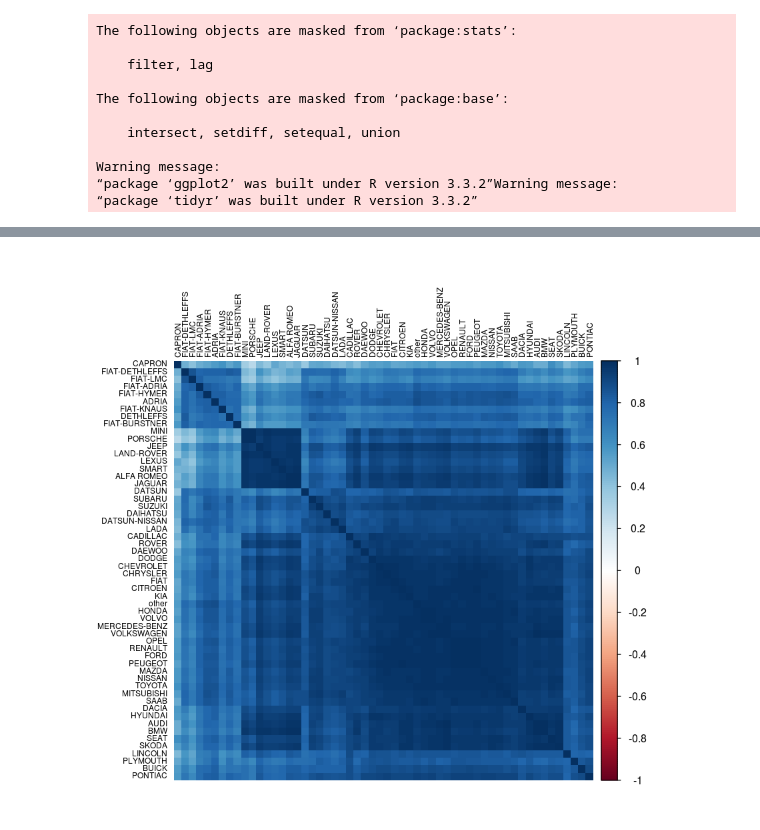
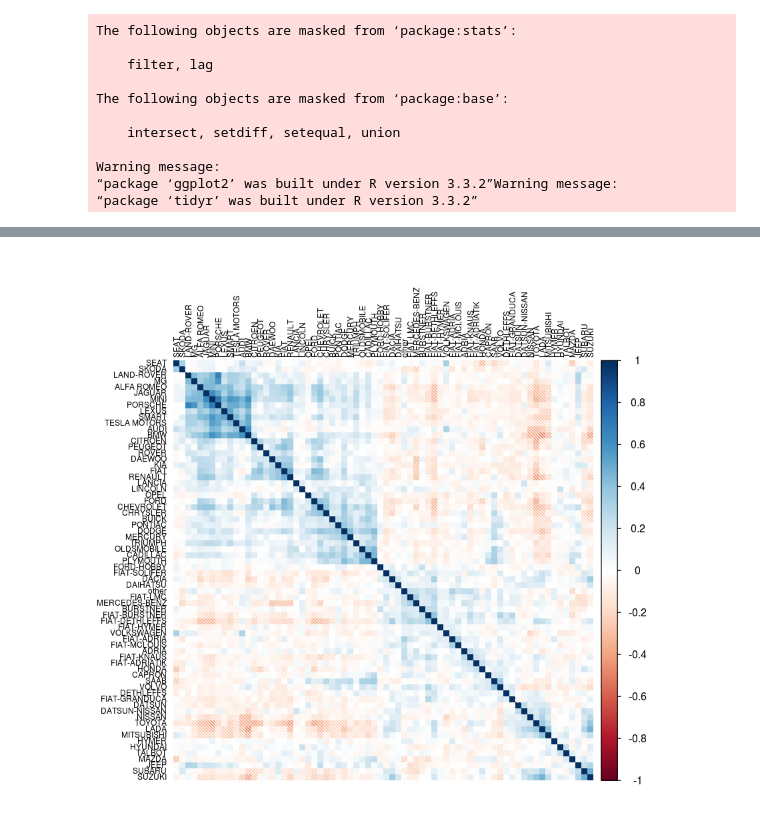
Before and after one commit to reaktor/operative-ml-training, a Jupyter notebook: docker-volume/Clustering, unsupervised learning .ipynb, the cells around one changed output, grey strips where cells are left out. Saved outputs shown, nothing was run; the diff lists cells and outputs as text; code cells hidden in the pictures.

```diff
--- a/docker-volume/Clustering, unsupervised learning .ipynb
+++ b/docker-volume/Clustering, unsupervised learning .ipynb
@@ -58,10 +86,12 @@ mutate(k=row_number())
 # %%
-kunnat.merkit<-
-  autodata %>%
+# Count brands on each commune; for practical (and statistical reasons we'll limit to common brands)
+# first we count number of N.merkki and change brans below the limit into "other"
+# then we count commune-brand combindations and spread the data
+
+kunnat.merkit <- autodata %>%
   group_by(merkki) %>%
-  mutate(N.merkki=n()) %>% ungroup %>%
-  mutate(merkki=ifelse(N.merkki < 500, "other",merkki)) %>%
+  mutate(N.merkki=n()) %>%
+  ungroup %>%
+  mutate(merkki = ifelse(N.merkki < 300, "other", merkki)) %>%
   count(merkki, kuntanimi) %>%
   spread(merkki, n, fill=0)
-
-dim(kunnat.merkit)
@@ -88,0 +156,15 @@ dim(kunnat.merkit)
+# %%
+# We'll rescale the data so that it reflects the differences of commune internal disrtribution instead of raw frequencies
+# - which are obviously correlated;
+
+# N is the number of cars in  a commune:
+
+kunnat.merkit.dist <- kunnat.merkit
+kunnat.merkit.dist$N <-select(kunnat.merkit.dist, -kuntanimi) %>%
+rowSums
+
+kunnat.merkit.dist<- mutate_at(kunnat.merkit.dist, vars(-kuntanimi,-N), funs(./N))
+
+head(kunnat.merkit.dist,10)
+
+# now the vector shows the proportion of brand in a commune and is more comparable between big and small communes
@@ -89,10 +183,14 @@ dim(kunnat.merkit)
 # %%
-cor.matrix <- select(kunnat.merkit, -kuntanimi) %>%
-  cor(.,use="na.or.")
+# Recompute correaltion, take all communes first
+
+cor.matrix <-
+  filter(kunnat.merkit.dist, N > 1000) %>%
+  select(-kuntanimi, -N) %>%
+  cor(., use="na.or.")
 
 corrplot(cor.matrix, order="hclust",
-         hclust.method="ward.D",
+         hclust.method="complete",
          tl.cex=0.6,tl.col="black",
          method="shade")
 # %% [output]
-[figure, old version]
+[figure, new version]
```
Also changed, not shown: parts of 19 cells of this notebook, 1 other file.
